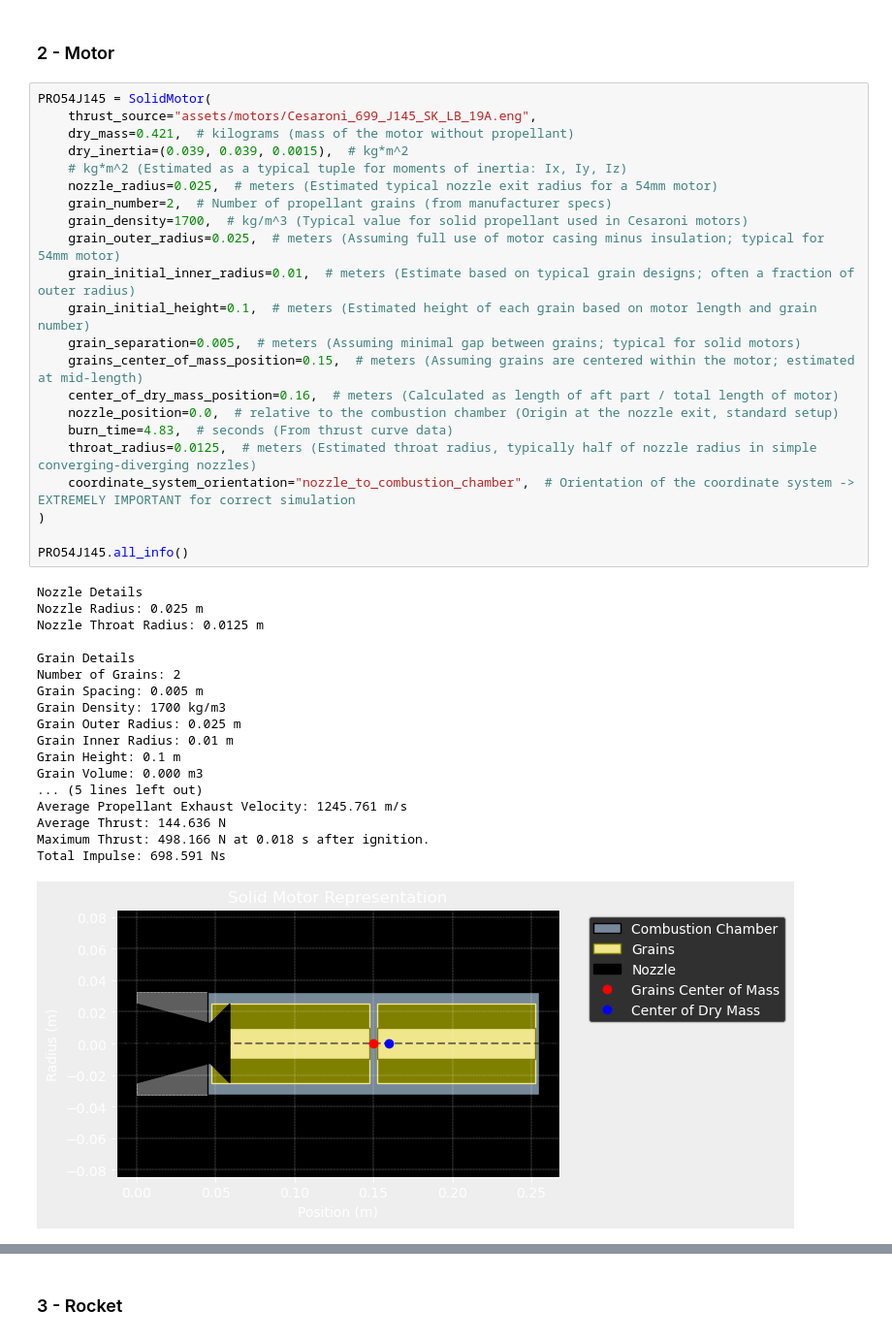
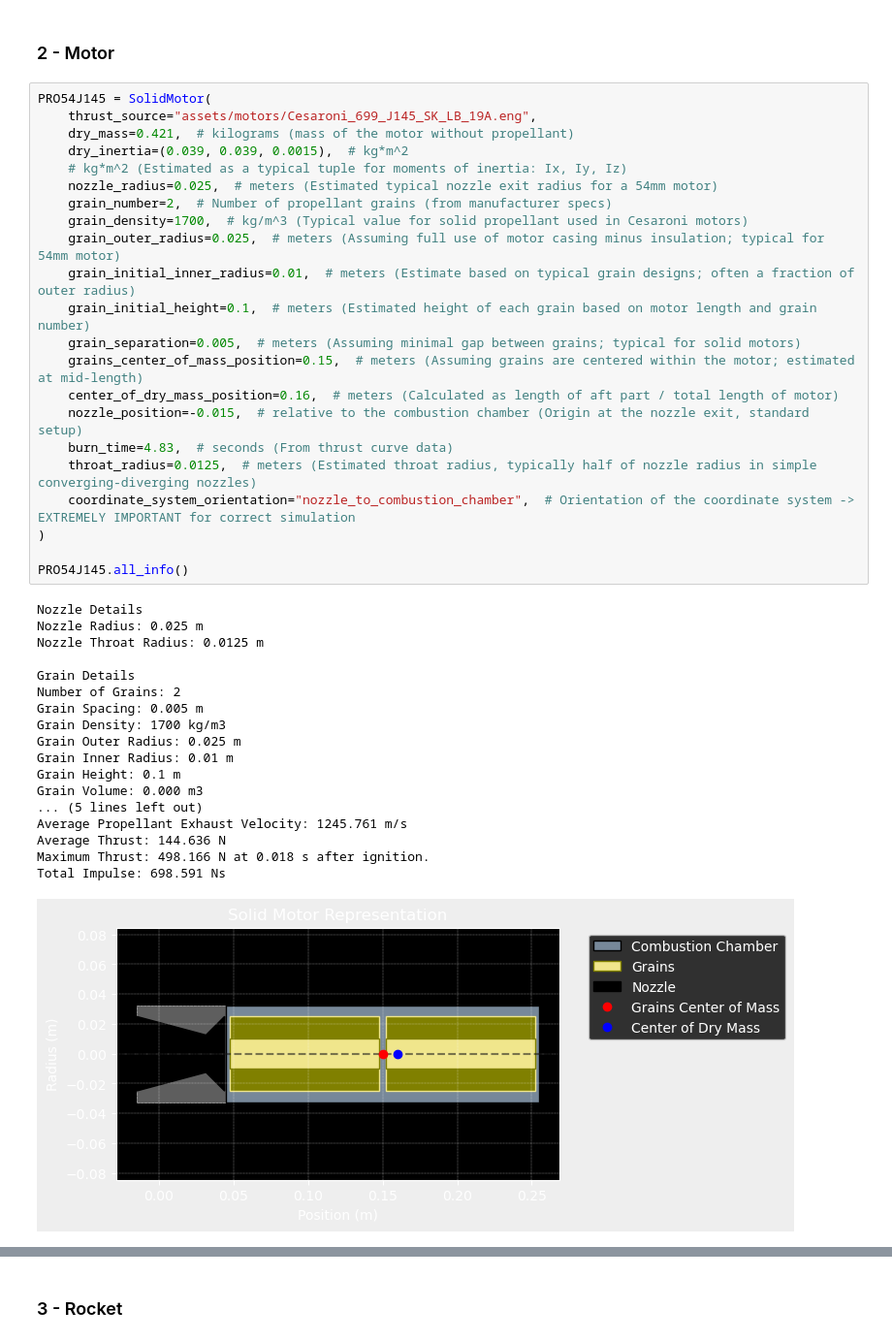
Before and after one commit to ULAS-HiPR/RocketPy, a Jupyter notebook: IRW24/Sionna.ipynb, the cells around one changed output, grey strips where cells are left out. Shown at 97% size. Cells and saved outputs as stored; diff of their text form.

```diff
--- a/IRW24/Sionna.ipynb
+++ b/IRW24/Sionna.ipynb
@@ -60,35 +61,35 @@ PRO54J145 = SolidMotor(
     grain_outer_radius=0.025,  # meters (Assuming full use of motor casing minus insulation; typical for 54mm motor)
     grain_initial_inner_radius=0.01,  # meters (Estimate based on typical grain designs; often a fraction of outer radius)
     grain_initial_height=0.1,  # meters (Estimated height of each grain based on motor length and grain number)
     grain_separation=0.005,  # meters (Assuming minimal gap between grains; typical for solid motors)
     grains_center_of_mass_position=0.15,  # meters (Assuming grains are centered within the motor; estimated at mid-length)
     center_of_dry_mass_position=0.16,  # meters (Calculated as length of aft part / total length of motor)
-    nozzle_position=0.0,  # relative to the combustion chamber (Origin at the nozzle exit, standard setup)
+    nozzle_position=-0.015,  # relative to the combustion chamber (Origin at the nozzle exit, standard setup)
     burn_time=4.83,  # seconds (From thrust curve data)
     throat_radius=0.0125,  # meters (Estimated throat radius, typically half of nozzle radius in simple converging-diverging nozzles)
     coordinate_system_orientation="nozzle_to_combustion_chamber",  # Orientation of the coordinate system -> EXTREMELY IMPORTANT for correct simulation
 )
 
 PRO54J145.all_info()
 # %% [output]
 Nozzle Details
 Nozzle Radius: 0.025 m
 Nozzle Throat Radius: 0.0125 m
 
 Grain Details
 Number of Grains: 2
 Grain Spacing: 0.005 m
 Grain Density: 1700 kg/m3
 Grain Outer Radius: 0.025 m
 Grain Inner Radius: 0.01 m
 Grain Height: 0.1 m
 Grain Volume: 0.000 m3
 ... (5 lines left out)
 Average Propellant Exhaust Velocity: 1245.761 m/s
 Average Thrust: 144.636 N
 Maximum Thrust: 498.166 N at 0.018 s after ignition.
 Total Impulse: 698.591 Ns
-[figure, old version]
+[figure, new version]
 [figure]
 [figure]
 [figure]
```
Also changed, not shown: parts of 5 cells of this notebook.
